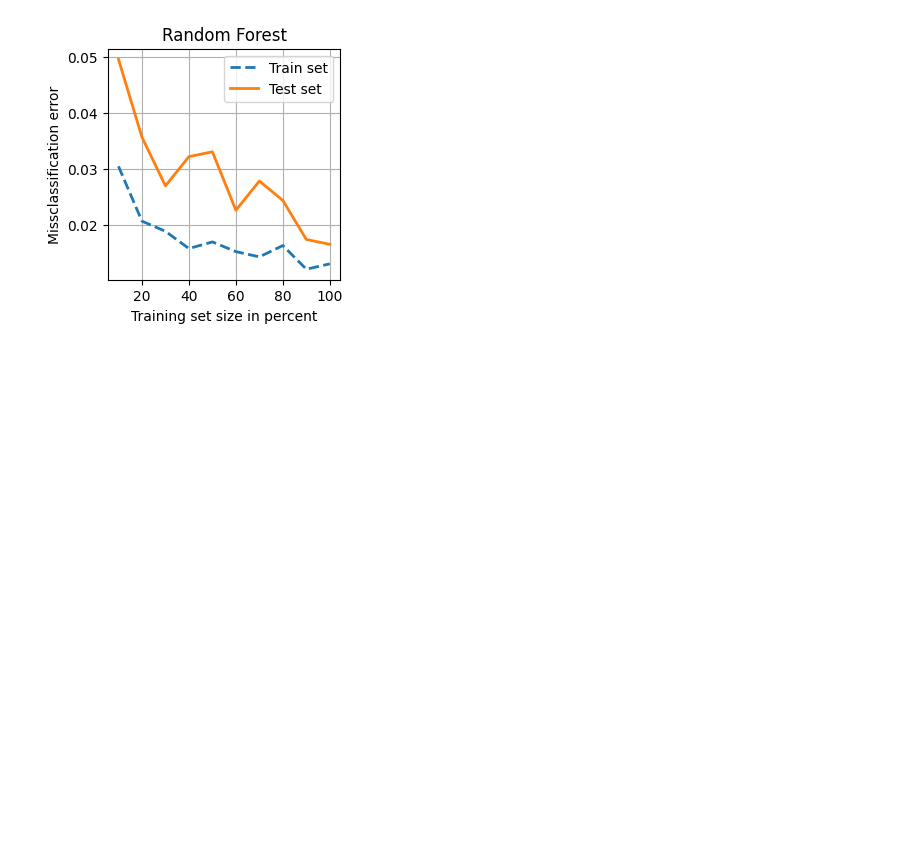
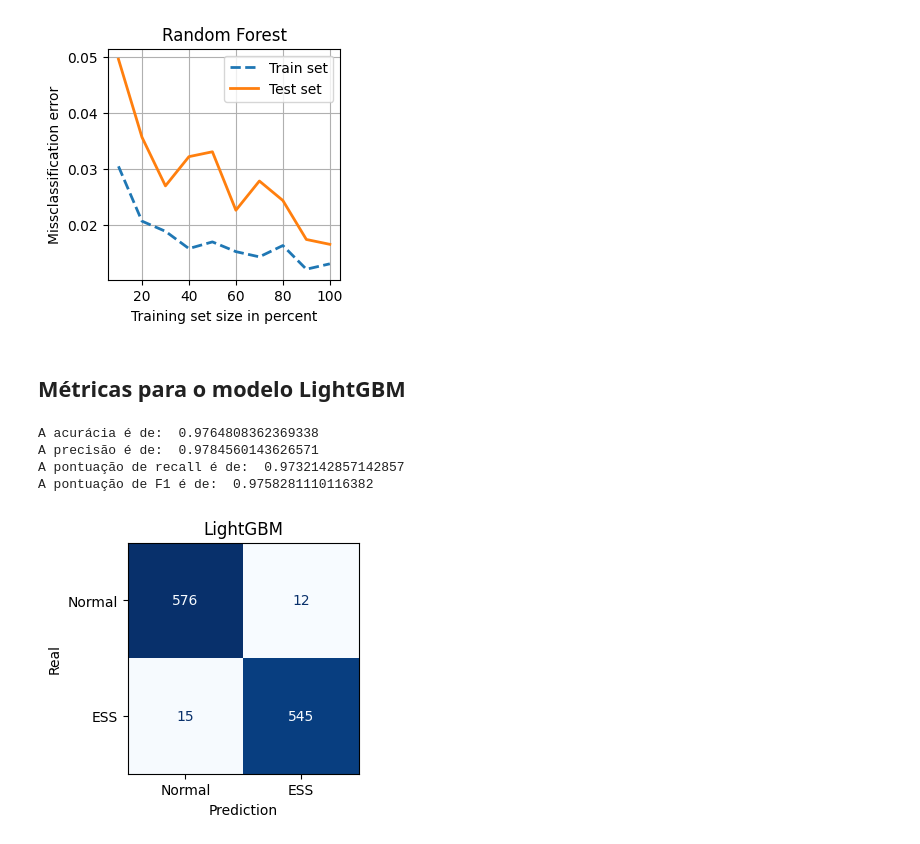
Before and after one commit to cilab-ufersa/euthyroid_sick_syndrome, a Jupyter notebook: euthyroid_sick_syndrome/ICISNA23.ipynb, the cells around one changed output. Drawn from its saved outputs; the diff is of its cells as text; code cells hidden in the pictures; blank space fills up the shorter version.

```diff
--- a/euthyroid_sick_syndrome/ICISNA23.ipynb
+++ b/euthyroid_sick_syndrome/ICISNA23.ipynb
@@ -22,10 +22,11 @@ input_train, input_test, output_train, output_test = slipt_and_standardize_datas
 model_random_forest = joblib.load('..\euthyroid_sick_syndrome\models_file\RandomForestClassifier.sav')
 model_logistic = joblib.load('..\euthyroid_sick_syndrome\models_file\LogisticRegression.sav')
 # adicionar xgboost
-# adicionar lightgbm
+model_light = joblib.load('..\euthyroid_sick_syndrome\models_file\LightGBMClassifier.sav')
 # %%
 output_model_random = model_random_forest.predict(input_test)
 output_model_logistic = model_logistic.predict(input_test)
+output_model_light = model_light.predict(input_test)
 # %% [markdown]
 ## Métricas para o modelo Random Forest
 # %%
@@ -49,3 +50,19 @@ fig = miss_classification(input_train, output_train, input_test, output_test, mo
 # %% [output]
 [figure]
 [figure]
+# %% [markdown]
+## Métricas para o modelo LightGBM
+# %%
+accuracy(output_test, output_model_light)
+precision(output_test, output_model_light)
+recall(output_test, output_model_light)
+f1(output_test, output_model_light)
+# %% [output]
+A acurácia é de:  0.9764808362369338
+A precisão é de:  0.9784560143626571
+A pontuação de recall é de:  0.9732142857142857
+A pontuação de F1 é de:  0.9758281110116382
+# %%
+fig = plot_confusion_matrix(output_test, output_model_light, model_light, "LightGBM", labelx='Prediction', labely='Real', display_labels=['Normal', 'ESS'])
+# %% [output]
+[figure, added]
```
Also changed, not shown: parts of 5 cells of this notebook.
